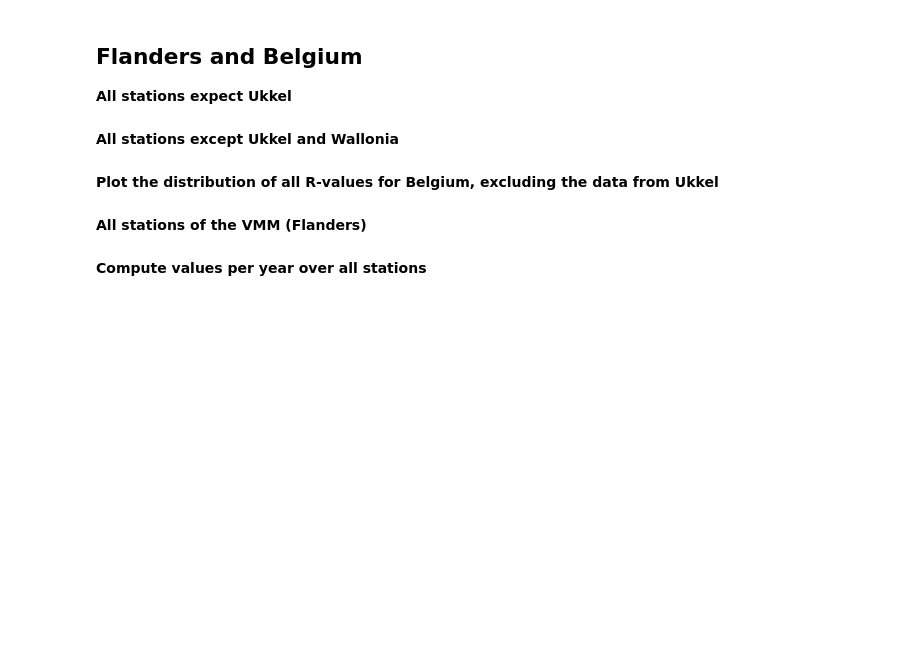
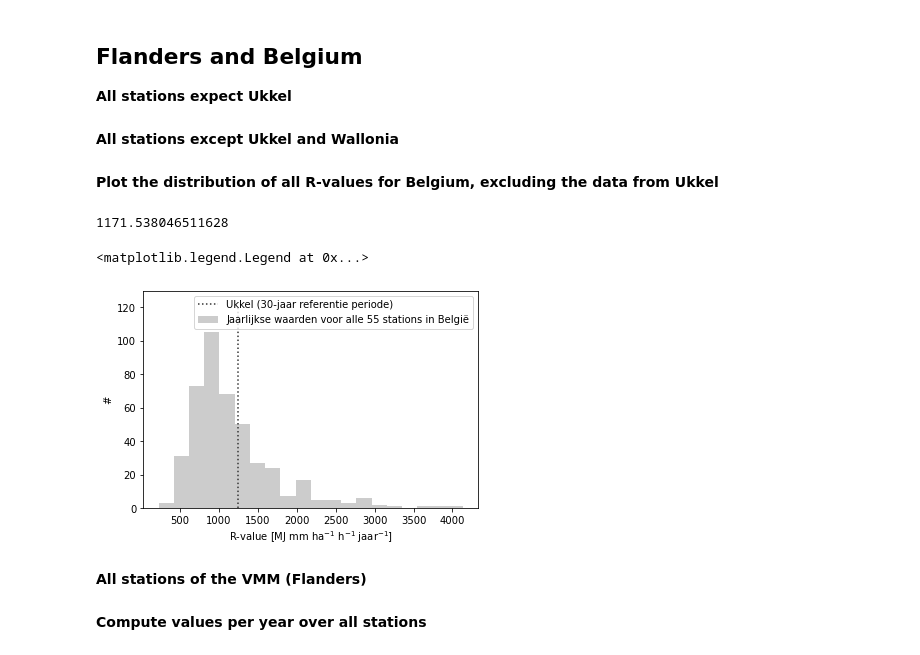
Before and after one commit to watem-sedem/rfactor, a Jupyter notebook: docs/notebooks/analysis_flanders.ipynb, the cells around one changed output. Cells and saved outputs as stored; diff of their text form; code cells hidden in the pictures; blank space fills up the shorter version.

Commit message:
update notebook analysis flanders

```diff
--- a/docs/notebooks/analysis_flanders.ipynb
+++ b/docs/notebooks/analysis_flanders.ipynb
@@ -119,15 +174,19 @@ len(stations_flanders_excl_ukkel)
 **Plot the distribution of all R-values for Belgium, excluding the data from Ukkel**
 # %%
 stations_flanders_excl_ukkel = [station for station in data.stations if station not in  ["KMI_6447","KMI_FS3"]]
-df_R=data.load_R(stations_flanders_excl_ukkel, i)
+df_R=data.load_R(stations_flanders_excl_ukkel, range(1991, 2021))
 print(np.mean(df_R["value"]))
 len(stations_flanders_excl_ukkel)
 plt.hist(df_R["value"],20,color=[0.8]*3,label=r"Jaarlijkse waarden voor alle 55 stations in België")
 plt.plot([1239,1239],[0,120],color=[0.2]*3,ls=":",label="Ukkel (30-jaar referentie periode)")
 plt.ylabel(r"#")
 plt.xlabel(r"R-value [MJ mm ha$^{-1}$ h$^{-1}$ jaar$^{-1}$]")
 plt.ylim([0,130])
 plt.legend()
+# %% [output]
+1171.538046511628
+<matplotlib.legend.Legend at 0x...>
+[figure, added]
 # %% [markdown]
 **All stations of the VMM (Flanders)**
 # %%
```
Also changed, not shown: parts of 13 cells of this notebook.
